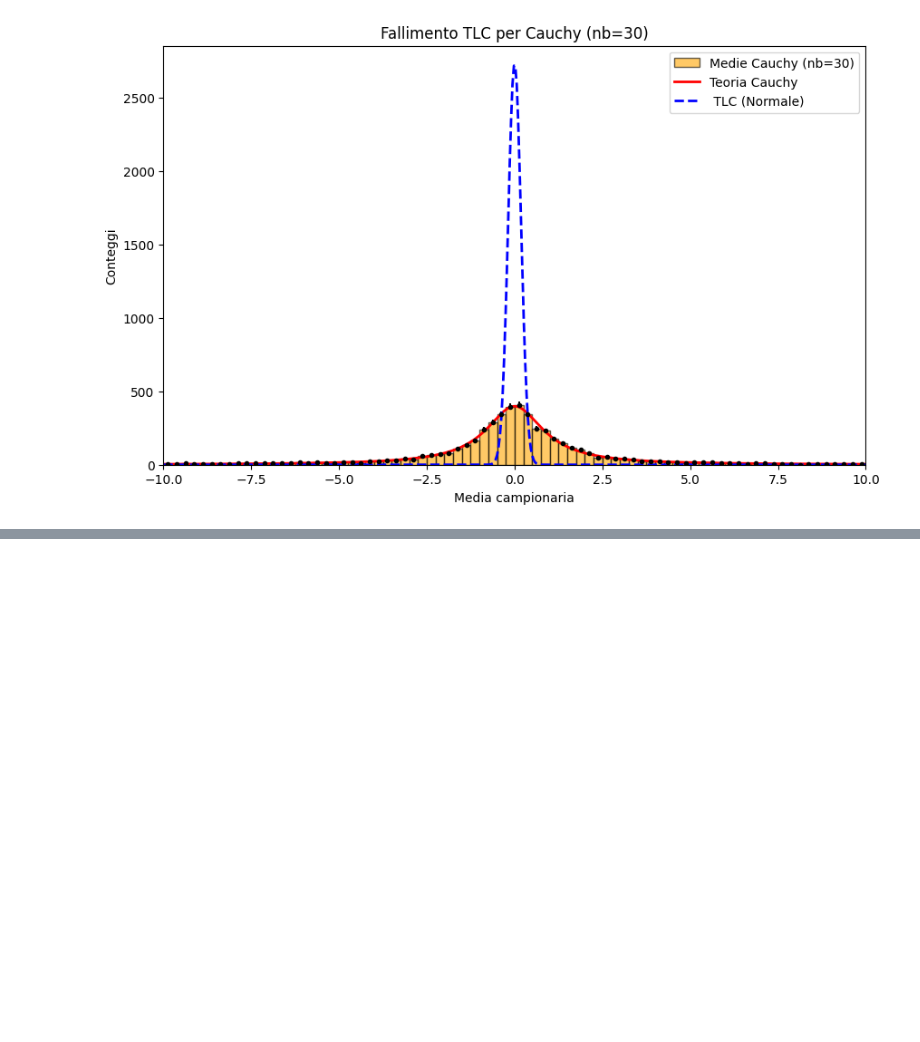
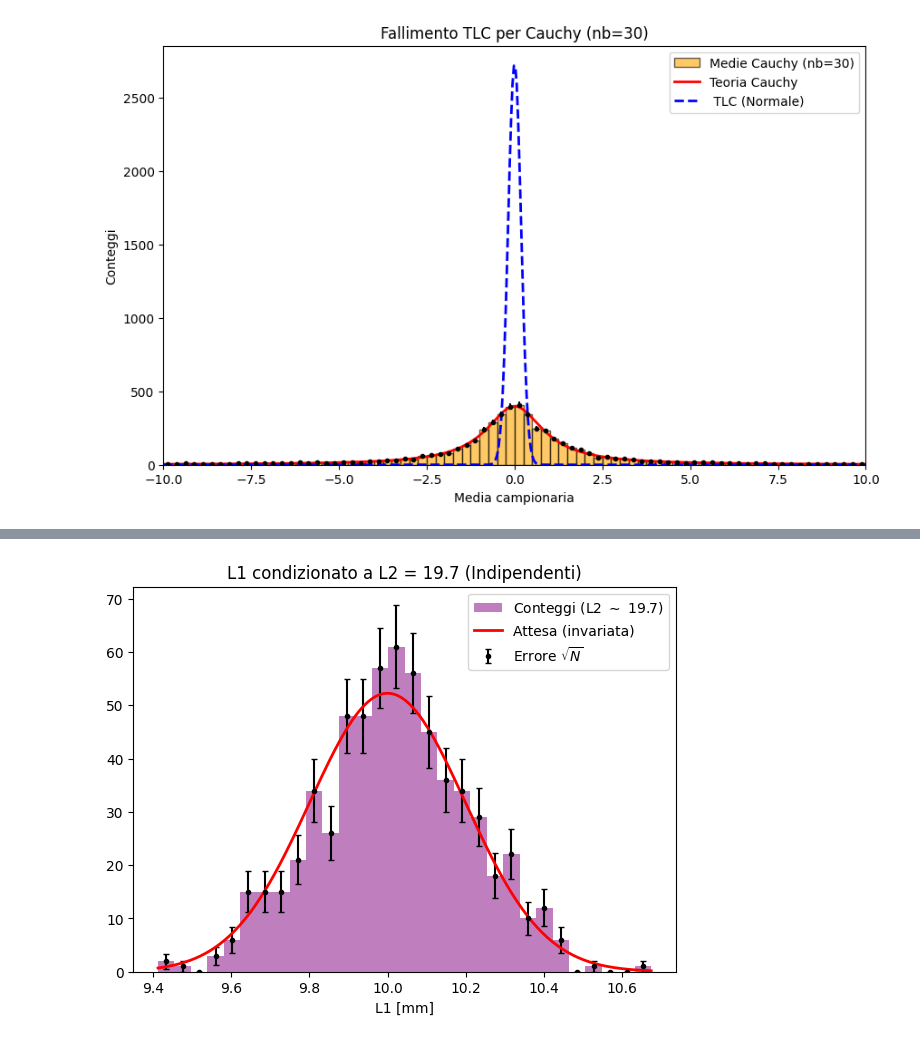
Before and after one commit to Its-mics/Statistica, a Jupyter notebook: laboratorio/Esercitazioni/File_Esercitazioni.ipynb, the cells around one changed output, grey strips where cells are left out. Saved outputs shown, nothing was run; the diff lists cells and outputs as text; code cells hidden in the pictures; blank space fills up the shorter version.

```diff
--- a/laboratorio/Esercitazioni/File_Esercitazioni.ipynb
+++ b/laboratorio/Esercitazioni/File_Esercitazioni.ipynb
@@ -407,0 +501,22 @@ plt.show()
+# %%
+# 1.3 Distribuzione Condizionata
+L2_r = 19.7
+tol = 0.05
+L1_cond = L1[(L2 >= L2_r - tol) & (L2 <= L2_r + tol)]
+
+fig, ax = plt.subplots(figsize=(7, 5))
+conteggi_c, bins_c, _ = ax.hist(L1_cond, bins=30, color='purple', alpha=0.5, label='Conteggi (L2 $\sim$ 19.7)')
+centri_c = (bins_c[:-1] + bins_c[1:]) / 2
+ax.errorbar(centri_c, conteggi_c, yerr=np.sqrt(conteggi_c), fmt='k.', capsize=2, label='Errore $\sqrt{N}$')
+
+# L'attesa per L1 non cambia se L1 e L2 sono indipendenti
+x_c = np.linspace(bins_c[0], bins_c[-1], 200)
+attesa_c = norm.pdf(x_c, mu1, sigma) * len(L1_cond) * (bins_c[1] - bins_c[0])
+ax.plot(x_c, attesa_c, 'r-', lw=2, label='Attesa (invariata)')
+
+ax.set_title('L1 condizionato a L2 = 19.7 (Indipendenti)')
+ax.set_xlabel('L1 [mm]')
+ax.legend()
+plt.show()
+# %% [output]
+[figure, added]
```
Also changed, not shown: parts of 8 cells of this notebook.
